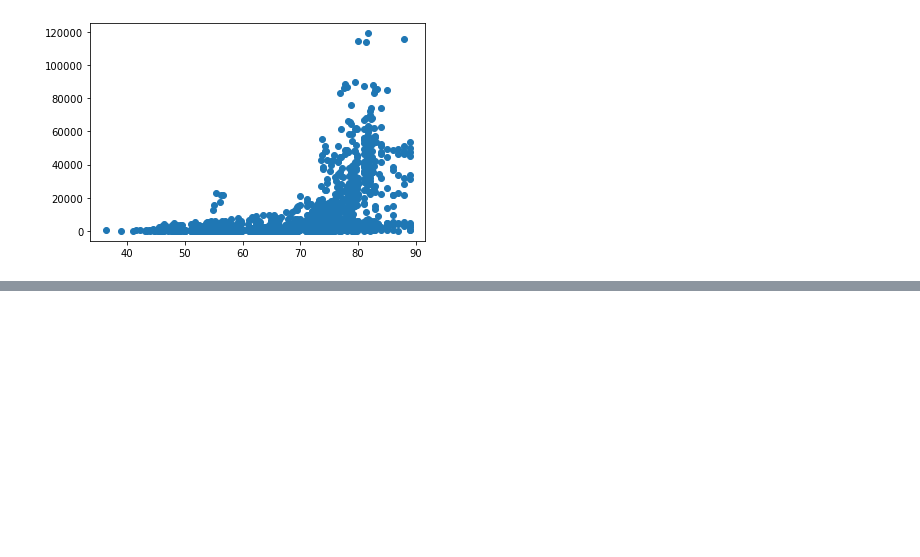
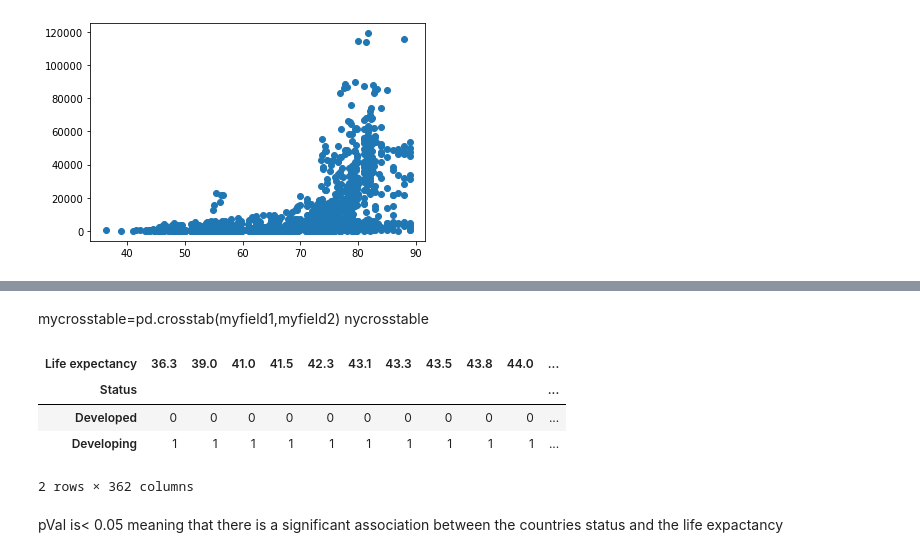
Before and after one commit to malakselimm/assignment-1, a Jupyter notebook: Assignment 1.ipynb, the cells around one changed output, grey strips where cells are left out. Saved outputs shown, nothing was run; the diff lists cells and outputs as text; code cells hidden in the pictures; blank space fills up the shorter version.

```diff
--- a/Assignment 1.ipynb
+++ b/Assignment 1.ipynb
@@ -461,0 +454,14 @@ plt.scatter(df['Life expectancy '],df['GDP'])
+# %% [markdown]
+mycrosstable=pd.crosstab(myfield1,myfield2)
+nycrosstable
+# %%
+mycrosstable=pd.crosstab(myfield1,myfield2)
+mycrosstable
+# %% [output]
+| Life expectancy | 36.3 | 39.0 | 41.0 | 41.5 | 42.3 | 43.1 | 43.3 | 43.5 | 43.8 | 44.0 | ... |
+| Status |  |  |  |  |  |  |  |  |  |  | ... |
+| Developed | 0 | 0 | 0 | 0 | 0 | 0 | 0 | 0 | 0 | 0 | ... |
+| Developing | 1 | 1 | 1 | 1 | 1 | 1 | 1 | 1 | 1 | 1 | ... |
+2 rows × 362 columns
+# %% [markdown]
+pVal is< 0.05 meaning that there is a significant association between the countries status and the life expactancy
```
Also changed, not shown: parts of 33 cells of this notebook.
